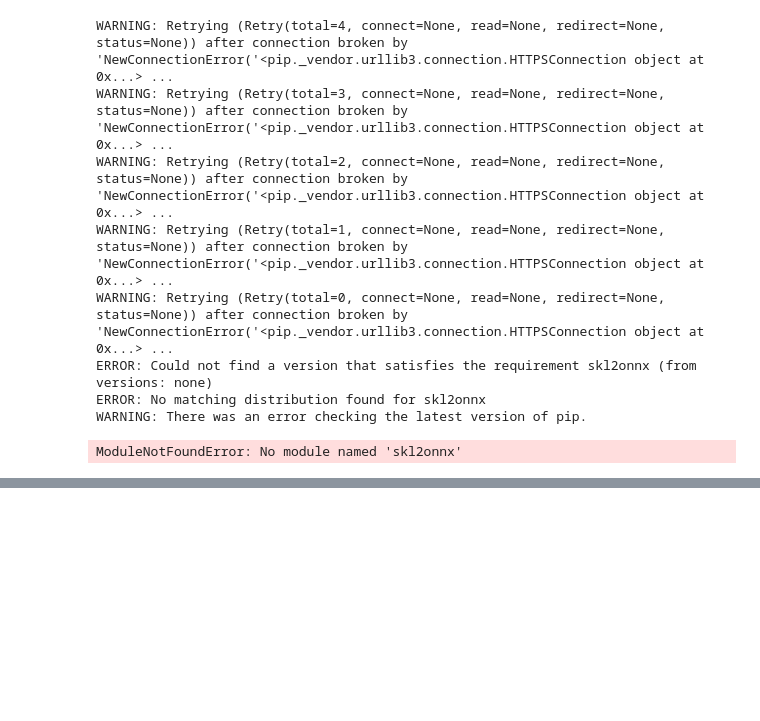
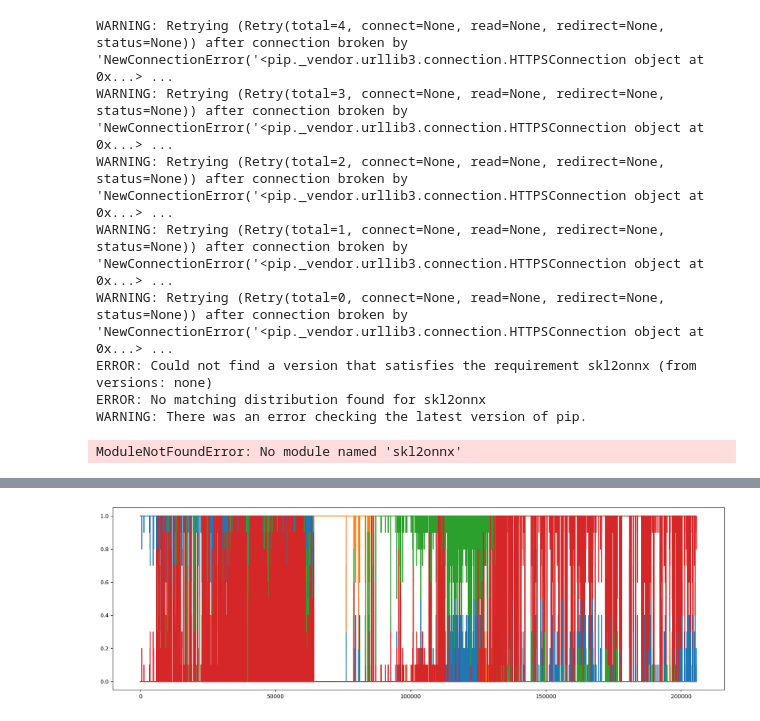
Before and after one commit to angpysha/Satellite_Imagery_Analysis, a Jupyter notebook: Classification/new_dataset_test.ipynb, the cells around one changed output, grey strips where cells are left out. Saved outputs shown, nothing was run; the diff lists cells and outputs as text; code cells hidden in the pictures; blank space fills up the shorter version.

```diff
--- a/Classification/new_dataset_test.ipynb
+++ b/Classification/new_dataset_test.ipynb
@@ -391,0 +408,7 @@ ModuleNotFoundError: No module named 'skl2onnx'
+# %%
+fig1, axs1 = mplt.subplots(figsize=(20,6))
+
+for category in range(proba1.shape[1]):
+    plt.plot(list(range(x_test.shape[0])), proba1[:, category])
+# %% [output]
+[figure, added]
```
Also changed, not shown: parts of 2 cells of this notebook.
